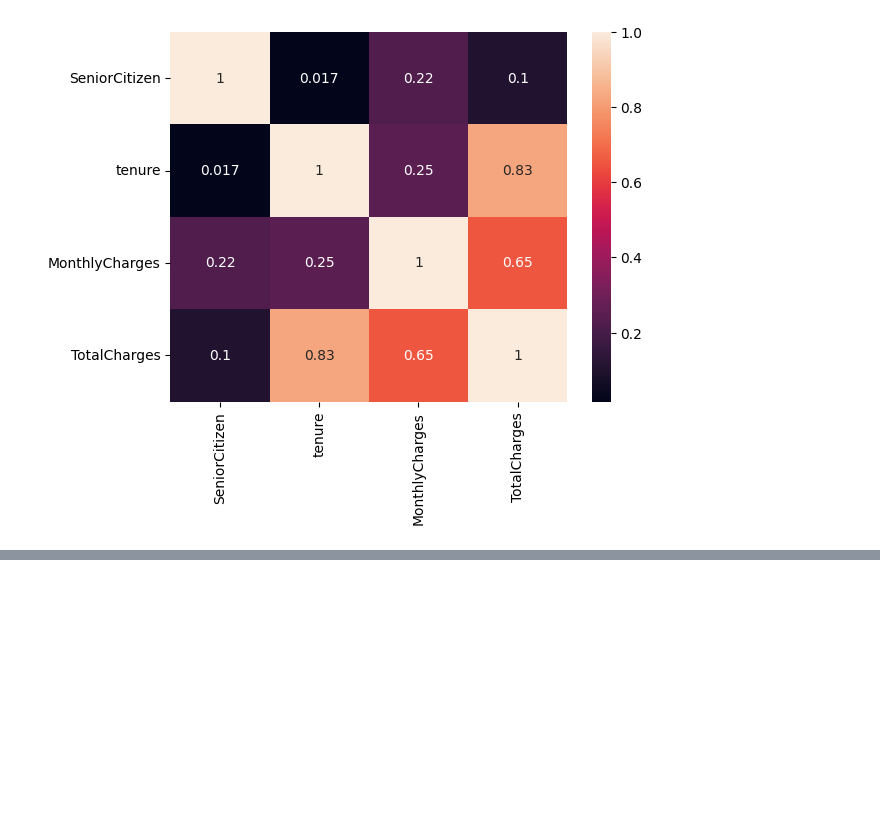
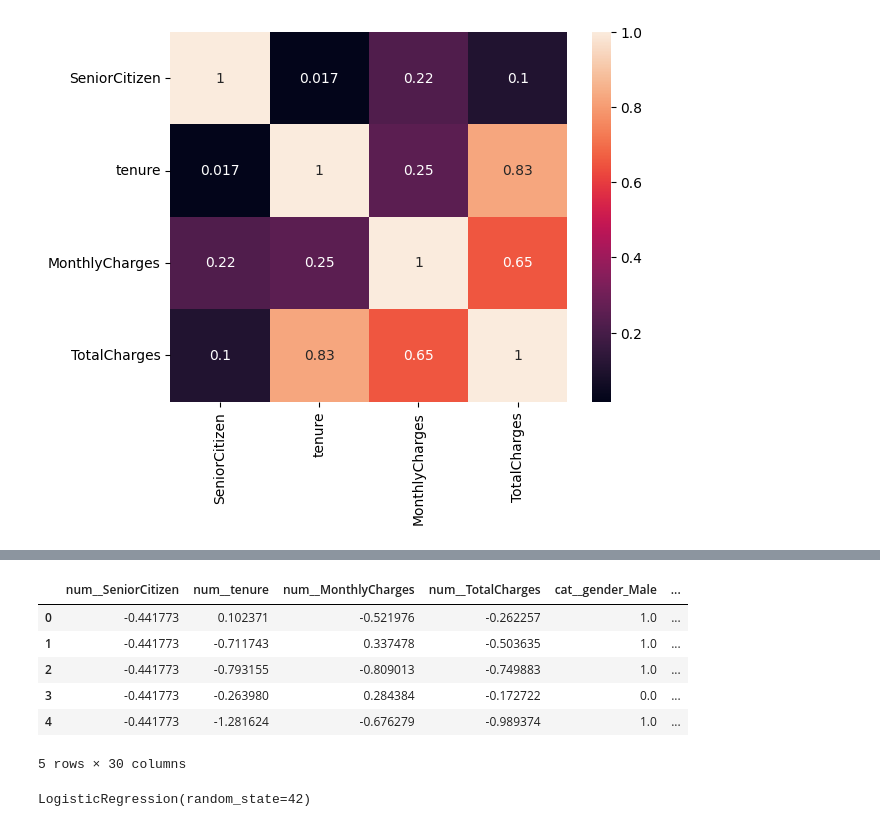
Before and after one commit to Sahil-K-Y/AI-ML-Blueprint, a Jupyter notebook: End-to-End Customer Churn Prediction System/churn prediction.ipynb, the cells around one changed output, grey strips where cells are left out. Cells and saved outputs as stored; diff of their text form; code cells hidden in the pictures; blank space fills up the shorter version.

```diff
--- a/End-to-End Customer Churn Prediction System/churn prediction.ipynb
+++ b/End-to-End Customer Churn Prediction System/churn prediction.ipynb
@@ -369,0 +389,4 @@ corr
+# %%
+X_train,X_test,y_train,y_test=train_test_split(X,y,random_state=42,test_size=0.2,stratify=y)
+# %%
+X_train_transformed=preprocessor.fit_transform(X_train)
@@ -369,0 +403,2 @@ corr
+# %%
+features=preprocessor.get_feature_names_out()
@@ -369,0 +430,15 @@ corr
+# %%
+X_train_df = pd.DataFrame(
+    X_train_transformed,
+    columns=features
+)
+# %%
+X_train_df.head()
+# %% [output]
+|  | num__SeniorCitizen | num__tenure | num__MonthlyCharges | num__TotalCharges | cat__gender_Male | ... |
+| 0 | -0.441773 | 0.102371 | -0.521976 | -0.262257 | 1.0 | ... |
+| 1 | -0.441773 | -0.711743 | 0.337478 | -0.503635 | 1.0 | ... |
+| 2 | -0.441773 | -0.793155 | -0.809013 | -0.749883 | 1.0 | ... |
+| 3 | -0.441773 | -0.263980 | 0.284384 | -0.172722 | 0.0 | ... |
+| 4 | -0.441773 | -1.281624 | -0.676279 | -0.989374 | 1.0 | ... |
+5 rows × 30 columns
@@ -369,0 +449,4 @@ corr
+# %%
+logistic.fit(X_train_transformed,y_train)
+# %% [output]
+LogisticRegression(random_state=42)
```
Also changed, not shown: parts of 58 cells of this notebook.
